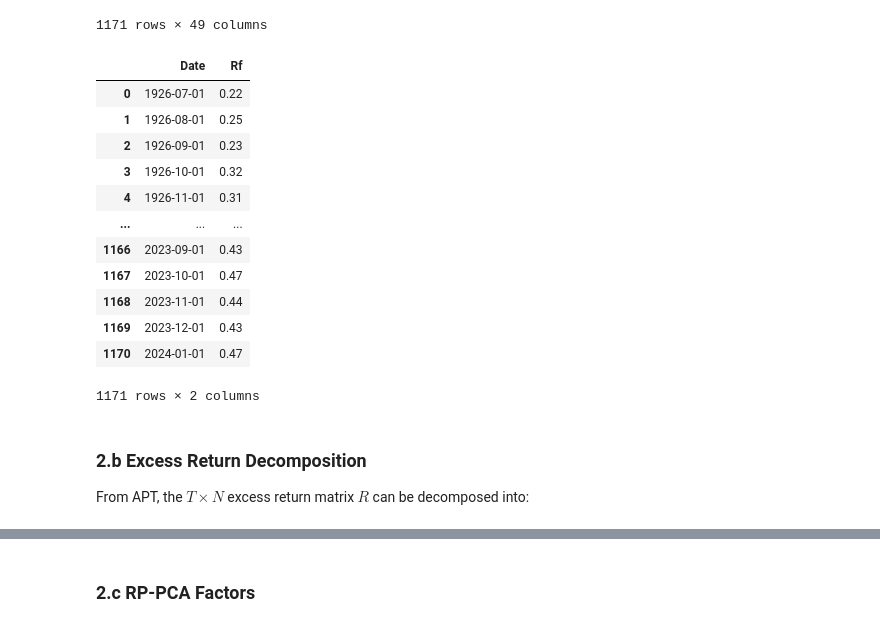
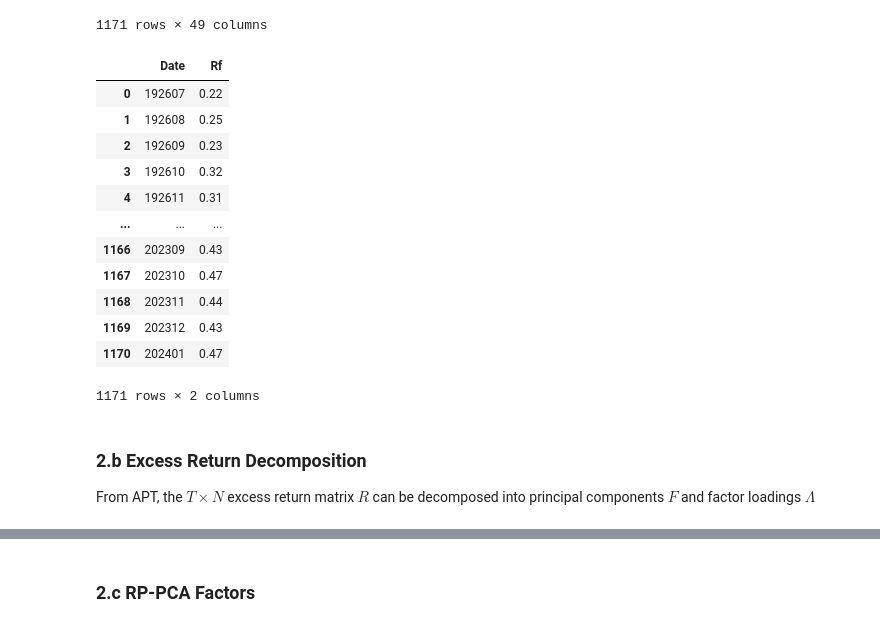
Before and after one commit to conquerv0/EmpricalAssetPricing, a Jupyter notebook: ProblemSet/Code/ps2.ipynb, the cells around one changed output, grey strips where cells are left out. Drawn from its saved outputs; the diff is of its cells as text; code cells hidden in the pictures.

```diff
--- a/ProblemSet/Code/ps2.ipynb
+++ b/ProblemSet/Code/ps2.ipynb
@@ -349,23 +616,22 @@ FF48_industry_df
 1171 rows × 49 columns
 # %%
 Rf_df = pd.read_csv('data/F-F_Rf.csv')
-Rf_df['Rf'] = Rf_df['Rf']
 Rf_df
 # %% [output]
 |  | Date | Rf |
-| 0 | 1926-07-01 | 0.22 |
-| 1 | 1926-08-01 | 0.25 |
-| 2 | 1926-09-01 | 0.23 |
-| 3 | 1926-10-01 | 0.32 |
-| 4 | 1926-11-01 | 0.31 |
+| 0 | 192607 | 0.22 |
+| 1 | 192608 | 0.25 |
+| 2 | 192609 | 0.23 |
+| 3 | 192610 | 0.32 |
+| 4 | 192611 | 0.31 |
 | ... | ... | ... |
-| 1166 | 2023-09-01 | 0.43 |
-| 1167 | 2023-10-01 | 0.47 |
-| 1168 | 2023-11-01 | 0.44 |
-| 1169 | 2023-12-01 | 0.43 |
-| 1170 | 2024-01-01 | 0.47 |
+| 1166 | 202309 | 0.43 |
+| 1167 | 202310 | 0.47 |
+| 1168 | 202311 | 0.44 |
+| 1169 | 202312 | 0.43 |
+| 1170 | 202401 | 0.47 |
 1171 rows × 2 columns
 # %% [markdown]
 ### 2.b Excess Return Decomposition
 
-From APT, the $T \times N$ excess return matrix $R$ can be decomposed into:
+From APT, the $T \times N$ excess return matrix $R$ can be decomposed into principal components $F$ and factor loadings $\Lambda$
```
Also changed, not shown: parts of 29 cells of this notebook, 1 other file.
